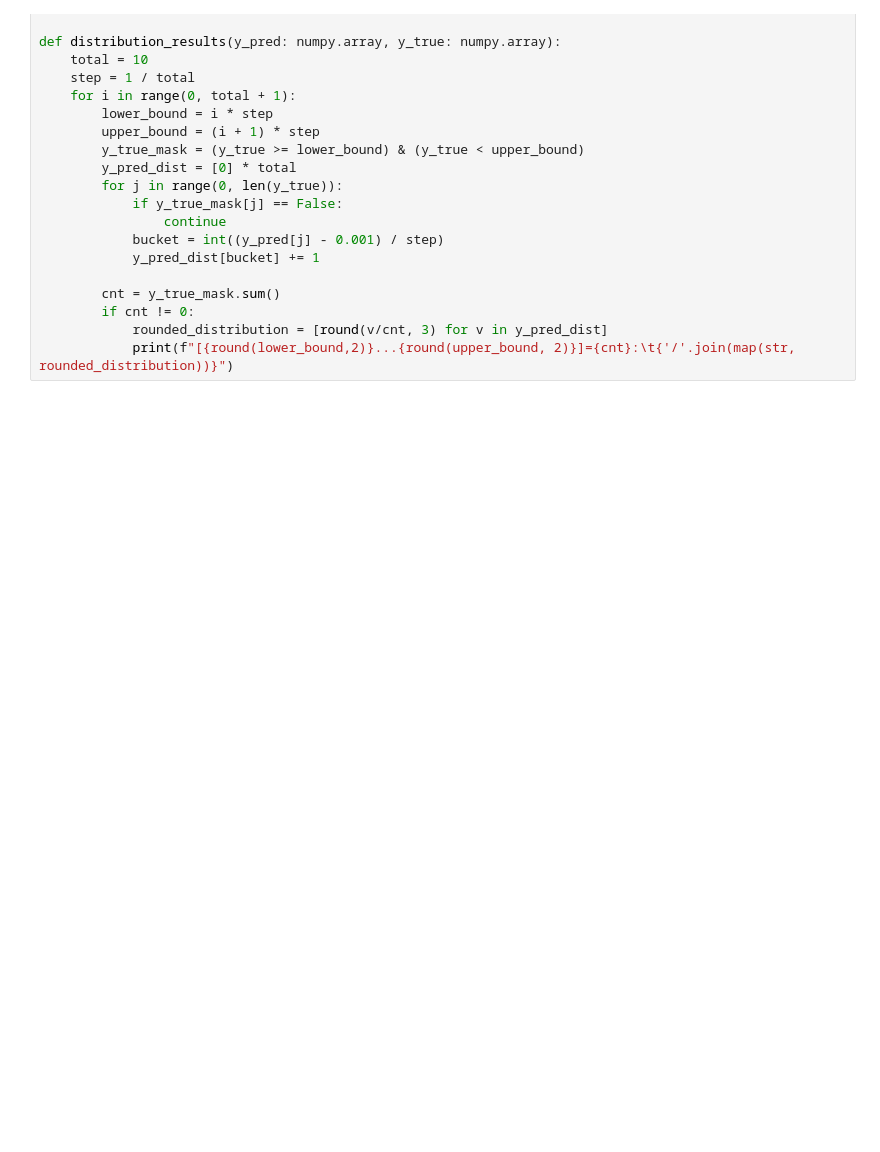
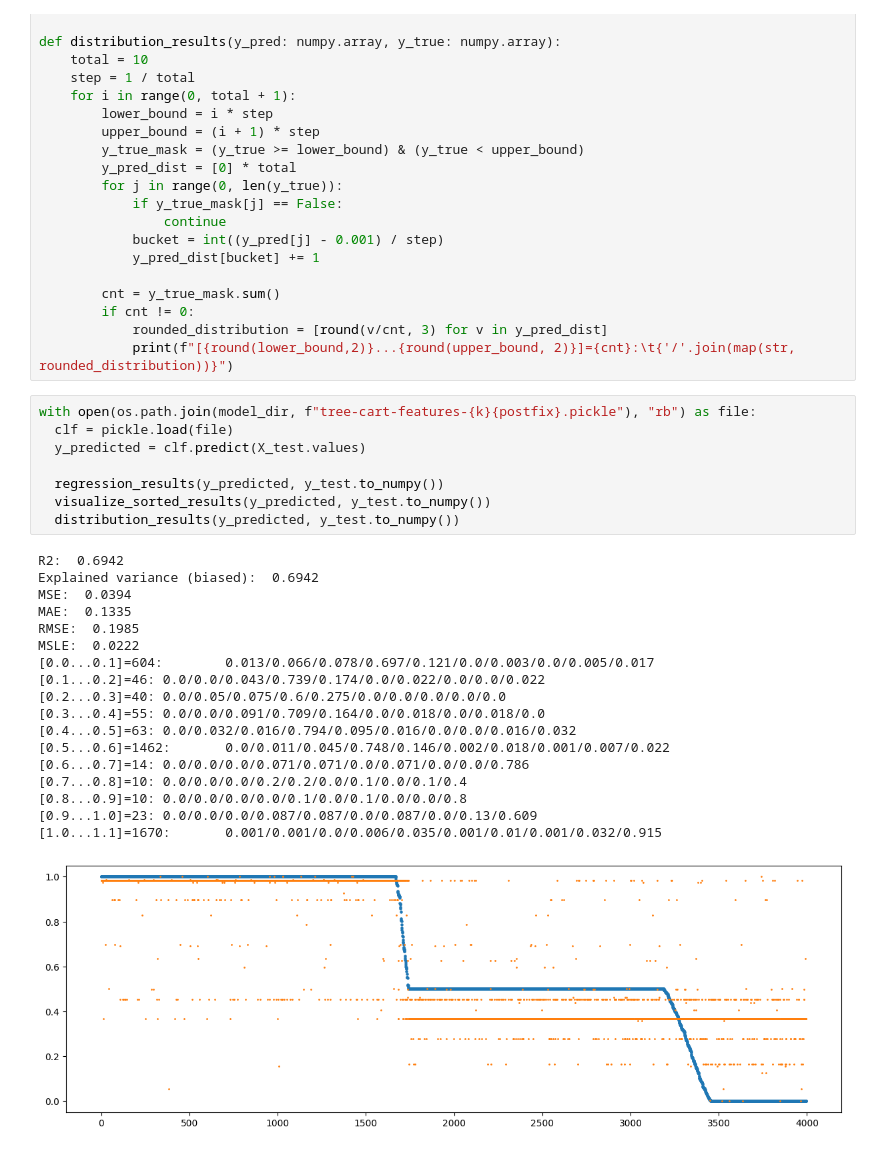
Before and after one commit to zubrailx/road-condition-monitoring, a Jupyter notebook: guessr/pvs_forest.ipynb, the cells around one changed output. Cells and saved outputs as stored; diff of their text form; blank space fills up the shorter version.

```diff
--- a/guessr/pvs_forest.ipynb
+++ b/guessr/pvs_forest.ipynb
@@ -228,3 +228,30 @@ def distribution_results(y_pred: numpy.array, y_true: numpy.array):
         if cnt != 0:
             rounded_distribution = [round(v/cnt, 3) for v in y_pred_dist]
             print(f"[{round(lower_bound,2)}...{round(upper_bound, 2)}]={cnt}:\t{'/'.join(map(str, rounded_distribution))}")
+# %%
+with open(os.path.join(model_dir, f"tree-cart-features-{k}{postfix}.pickle"), "rb") as file:
+  clf = pickle.load(file)
+  y_predicted = clf.predict(X_test.values)
+
+  regression_results(y_predicted, y_test.to_numpy())
+  visualize_sorted_results(y_predicted, y_test.to_numpy())
+  distribution_results(y_predicted, y_test.to_numpy())
+# %% [output]
+R2:  0.6942
+Explained variance (biased):  0.6942
+MSE:  0.0394
+MAE:  0.1335
+RMSE:  0.1985
+MSLE:  0.0222
+[0.0...0.1]=604:        0.013/0.066/0.078/0.697/0.121/0.0/0.003/0.0/0.005/0.017
+[0.1...0.2]=46: 0.0/0.0/0.043/0.739/0.174/0.0/0.022/0.0/0.0/0.022
+[0.2...0.3]=40: 0.0/0.05/0.075/0.6/0.275/0.0/0.0/0.0/0.0/0.0
+[0.3...0.4]=55: 0.0/0.0/0.091/0.709/0.164/0.0/0.018/0.0/0.018/0.0
+[0.4...0.5]=63: 0.0/0.032/0.016/0.794/0.095/0.016/0.0/0.0/0.016/0.032
+[0.5...0.6]=1462:       0.0/0.011/0.045/0.748/0.146/0.002/0.018/0.001/0.007/0.022
+[0.6...0.7]=14: 0.0/0.0/0.0/0.071/0.071/0.0/0.071/0.0/0.0/0.786
+[0.7...0.8]=10: 0.0/0.0/0.0/0.2/0.2/0.0/0.1/0.0/0.1/0.4
+[0.8...0.9]=10: 0.0/0.0/0.0/0.0/0.1/0.0/0.1/0.0/0.0/0.8
+[0.9...1.0]=23: 0.0/0.0/0.0/0.087/0.087/0.0/0.087/0.0/0.13/0.609
+[1.0...1.1]=1670:       0.001/0.001/0.0/0.006/0.035/0.001/0.01/0.001/0.032/0.915
+[figure, added]
```
Also changed, not shown: 1 other file.
